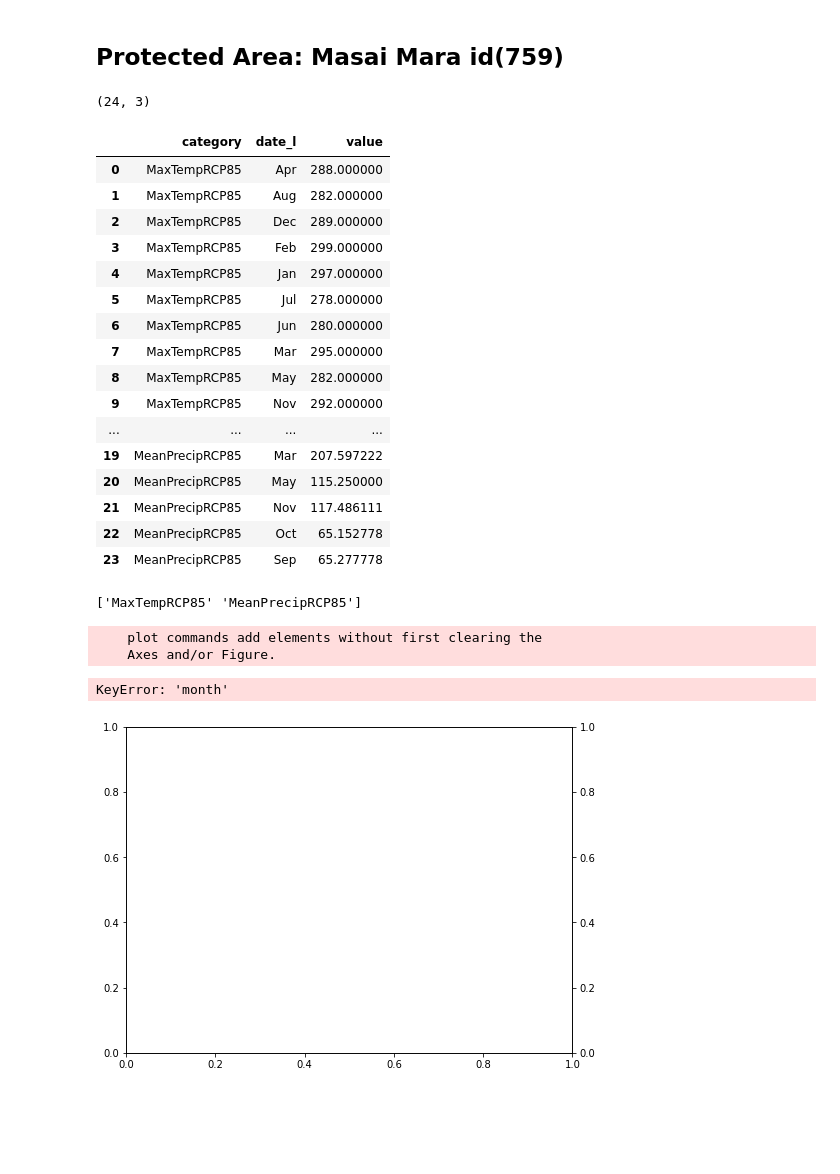
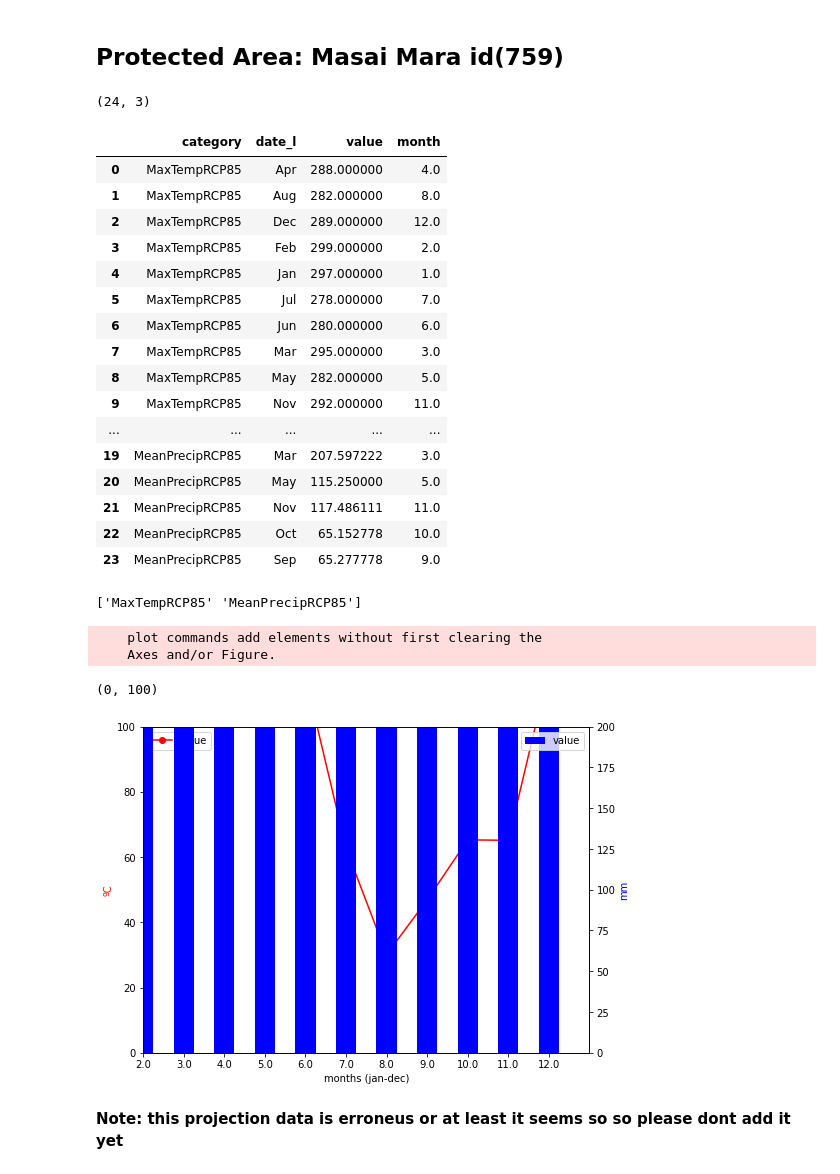
Before and after one commit to Vizzuality/notebooks, a Jupyter notebook: Kenia-dashboard/dashboard-exploration.ipynb, the cells around one changed output. Cells and saved outputs as stored; diff of their text form; code cells hidden in the pictures; blank space fills up the shorter version.

```diff
--- a/Kenia-dashboard/dashboard-exploration.ipynb
+++ b/Kenia-dashboard/dashboard-exploration.ipynb
@@ -772,49 +772,51 @@ display(data.head(24))
 # %%
 d = {'Jan':1, 'Feb':2, 'Mar':3, 'Apr':4, 'May':5,'Jun':6, 'Jul':7,'Aug':8,'Sep':9,'Oct':10,'Nov':11,'Dec':12,'Annual':None}
 data = get_api_call("SELECT split_part(category, '/', 1) as category, split_part(split_part(category, '.', 1), '-', 2) as date_l, value FROM indicators_climate where id =759 and category like '%RCP85%'")
 print(data.shape)
-#data['month'] = data.date_l.map(d)
+data['month'] = data.date_l.map(d)
 display(data.head(24))
 
 types = data.category.unique()
 
 print(types)
 mask_1 = (data["category"] == types[1])
 mask_2 = (data["category"] == types[0])
 fig, ax = plt.subplots(figsize=(8,6))
 ax2 = ax.twinx()
 plt.hold(True)
 ## precipitation
 data.loc[mask_2].sort_values('month').plot(kind='bar', x='month',y='value', ax=ax2,  color='b')
 ax2.set_ylabel('mm', color='b')
-ax2.set_ylim([0,100])
+ax2.set_ylim([0,200])
 ax.legend(loc='best')
 ## Temperatures
 data.loc[mask_1].sort_values('month').plot(ax=ax,x='month',y='value', marker='o', ls='-', color='r')
 ax.set_xlabel('months (jan-dec)')
 ax. set_ylabel('ºC', color='r')
-ax.set_ylim([0,50])
+ax.set_ylim([0,100])
 # %% [output]
 (24, 3)
-|  | category | date_l | value |
-| 0 | MaxTempRCP85 | Apr | 288.000000 |
-| 1 | MaxTempRCP85 | Aug | 282.000000 |
-| 2 | MaxTempRCP85 | Dec | 289.000000 |
-| 3 | MaxTempRCP85 | Feb | 299.000000 |
-| 4 | MaxTempRCP85 | Jan | 297.000000 |
-| 5 | MaxTempRCP85 | Jul | 278.000000 |
-| 6 | MaxTempRCP85 | Jun | 280.000000 |
-| 7 | MaxTempRCP85 | Mar | 295.000000 |
-| 8 | MaxTempRCP85 | May | 282.000000 |
-| 9 | MaxTempRCP85 | Nov | 292.000000 |
-| ... | ... | ... | ... |
-| 19 | MeanPrecipRCP85 | Mar | 207.597222 |
-| 20 | MeanPrecipRCP85 | May | 115.250000 |
-| 21 | MeanPrecipRCP85 | Nov | 117.486111 |
-| 22 | MeanPrecipRCP85 | Oct | 65.152778 |
-| 23 | MeanPrecipRCP85 | Sep | 65.277778 |
+|  | category | date_l | value | month |
+| 0 | MaxTempRCP85 | Apr | 288.000000 | 4.0 |
+| 1 | MaxTempRCP85 | Aug | 282.000000 | 8.0 |
+| 2 | MaxTempRCP85 | Dec | 289.000000 | 12.0 |
+| 3 | MaxTempRCP85 | Feb | 299.000000 | 2.0 |
+| 4 | MaxTempRCP85 | Jan | 297.000000 | 1.0 |
+| 5 | MaxTempRCP85 | Jul | 278.000000 | 7.0 |
+| 6 | MaxTempRCP85 | Jun | 280.000000 | 6.0 |
+| 7 | MaxTempRCP85 | Mar | 295.000000 | 3.0 |
+| 8 | MaxTempRCP85 | May | 282.000000 | 5.0 |
+| 9 | MaxTempRCP85 | Nov | 292.000000 | 11.0 |
+| ... | ... | ... | ... | ... |
+| 19 | MeanPrecipRCP85 | Mar | 207.597222 | 3.0 |
+| 20 | MeanPrecipRCP85 | May | 115.250000 | 5.0 |
+| 21 | MeanPrecipRCP85 | Nov | 117.486111 | 11.0 |
+| 22 | MeanPrecipRCP85 | Oct | 65.152778 | 10.0 |
+| 23 | MeanPrecipRCP85 | Sep | 65.277778 | 9.0 |
 ['MaxTempRCP85' 'MeanPrecipRCP85']
     plot commands add elements without first clearing the
     Axes and/or Figure.
-KeyError: 'month'
+(0, 100)
-[figure, old version]
+[figure, new version]
+# %% [markdown]
+**Note: this projection data is erroneus or at least it seems so  so please dont add it yet**
```
